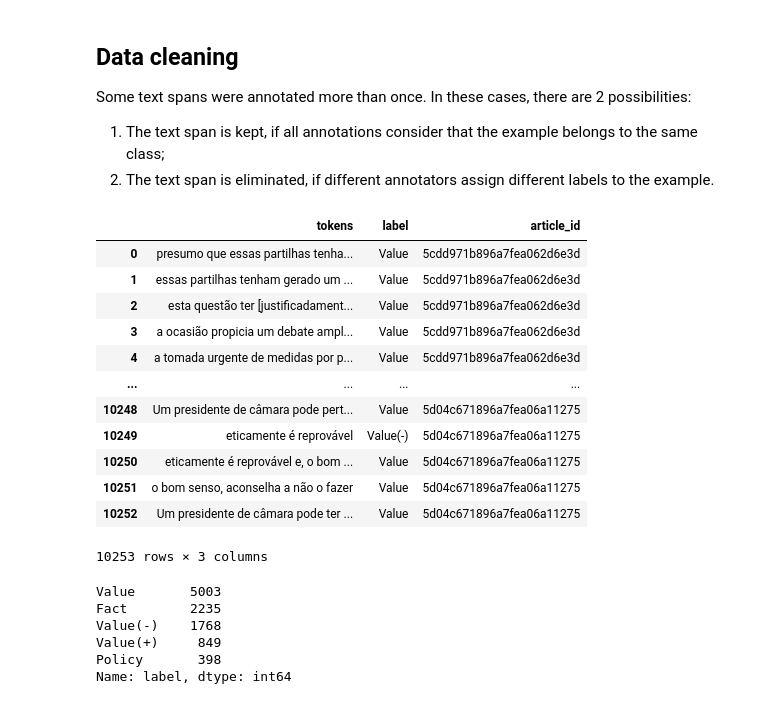
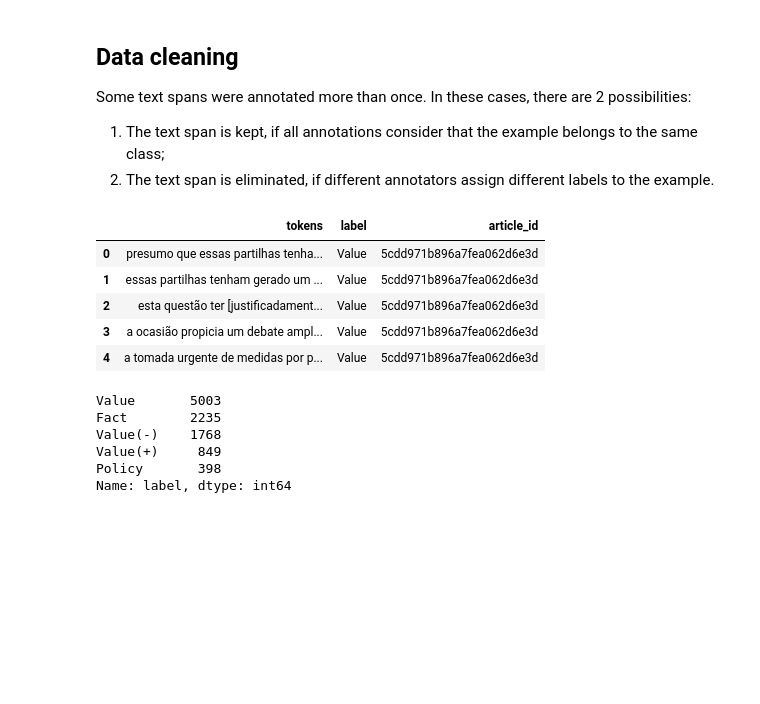
Before and after one commit to Caio-Nogueira/FEUP-PLN, a Jupyter notebook: classification_hf.ipynb, the cells around one changed output. Saved outputs shown, nothing was run; the diff lists cells and outputs as text; code cells hidden in the pictures; blank space fills up the shorter version.

```diff
--- a/classification_hf.ipynb
+++ b/classification_hf.ipynb
@@ -15,7 +43,7 @@ OpArticles_ADUs.xlsx  results/  sample_data/  test_trainer/
 # %%
 import pandas as pd
 
-dataset = pd.read_excel("OpArticles_ADUs.xlsx")
+dataset = pd.read_excel("/content/drive/MyDrive/Colab Notebooks/data/OpArticles_ADUs.xlsx")
 dataset.head()
 # %% [output]
 |  | article_id | annotator | node | ranges | tokens | label |
@@ -35,33 +63,26 @@ Some text spans were annotated more than once. In these cases, there are 2 possi
 # %%
 import numpy as np
 
 grouped_df = dataset.groupby(by=['article_id', 'ranges'])
 dataset_dict = {"tokens": [], "label": [], "article_id": []}
 
 for i, group in grouped_df:
     dict_counts = {x: group["label"].value_counts()[x] for x in np.unique(group[['label']].values)}
     if len(dict_counts.keys()) > 1:
         continue
     dataset_dict["article_id"].append(group["article_id"].values[0])
     dataset_dict["tokens"].append(group["tokens"].values[0])
     dataset_dict["label"].append(list(dict_counts.keys())[0])
 
 dataset = pd.DataFrame(dataset_dict, columns = ["tokens", "label", "article_id"])
-dataset
+dataset.head()
 # %% [output]
 |  | tokens | label | article_id |
 | 0 | presumo que essas partilhas tenha... | Value | 5cdd971b896a7fea062d6e3d |
 | 1 | essas partilhas tenham gerado um ... | Value | 5cdd971b896a7fea062d6e3d |
 | 2 | esta questão ter [justificadament... | Value | 5cdd971b896a7fea062d6e3d |
 | 3 | a ocasião propicia um debate ampl... | Value | 5cdd971b896a7fea062d6e3d |
 | 4 | a tomada urgente de medidas por p... | Value | 5cdd971b896a7fea062d6e3d |
-| ... | ... | ... | ... |
-| 10248 | Um presidente de câmara pode pert... | Value | 5d04c671896a7fea06a11275 |
-| 10249 | eticamente é reprovável | Value(-) | 5d04c671896a7fea06a11275 |
-| 10250 | eticamente é reprovável e, o bom ... | Value | 5d04c671896a7fea06a11275 |
-| 10251 | o bom senso, aconselha a não o fazer | Value | 5d04c671896a7fea06a11275 |
-| 10252 | Um presidente de câmara pode ter ... | Value | 5d04c671896a7fea06a11275 |
-10253 rows × 3 columns
 # %%
 dataset["label"].value_counts()
 # %% [output]
```
Also changed, not shown: parts of 19 cells of this notebook.
